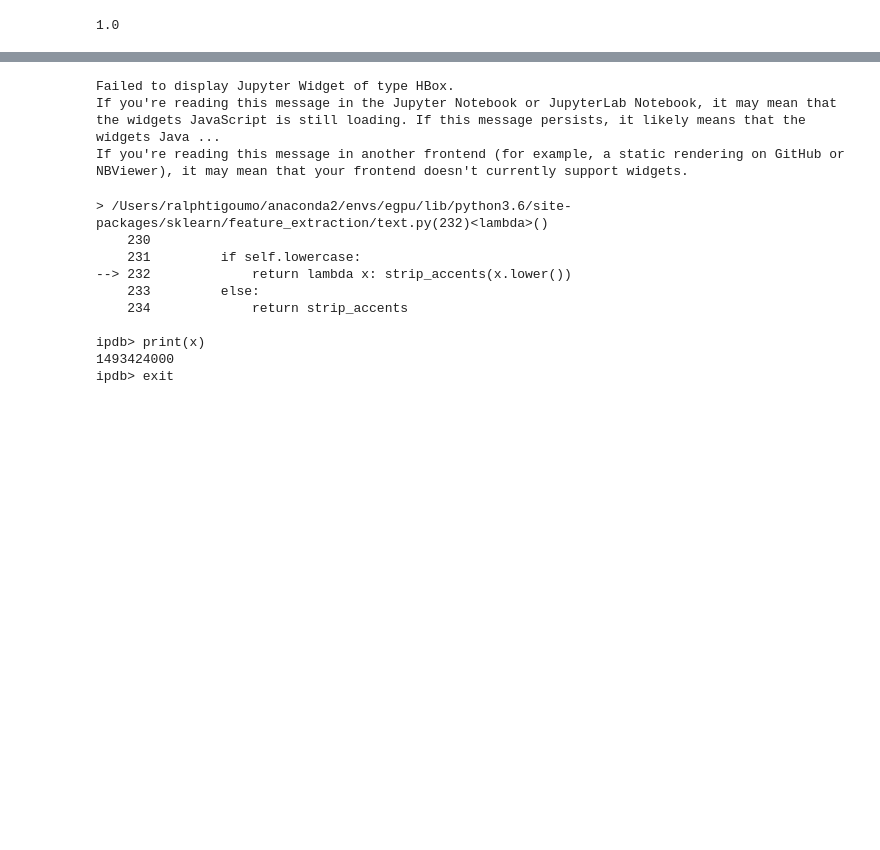
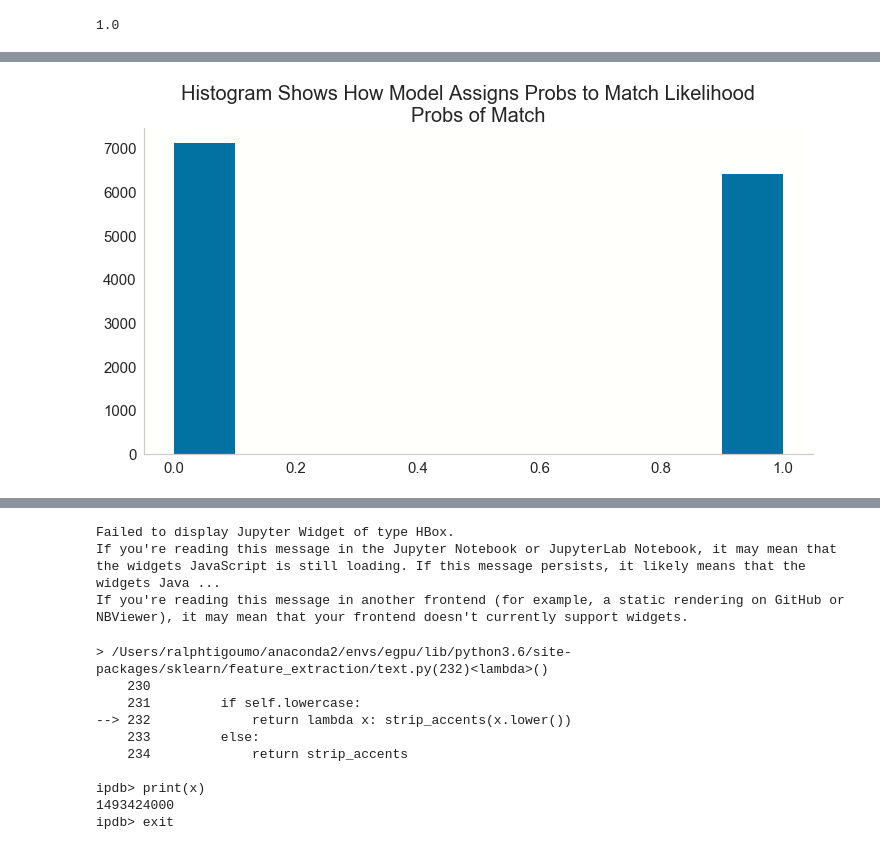
Before and after one commit to tralpha/spotify-project, a Jupyter notebook: DataLoader.ipynb, the cells around one changed output, grey strips where cells are left out. Drawn from its saved outputs; the diff is of its cells as text; code cells hidden in the pictures; blank space fills up the shorter version.

```diff
--- a/DataLoader.ipynb
+++ b/DataLoader.ipynb
@@ -463,3 +454,24 @@ print(X_test.shape)
+# %%
+plt.rcParams["axes.facecolor"] = (1,1,.99)
+plt.rcParams["font.size"] = 15
+plt.rcParams["figure.figsize"] = (12,6)
+plt.rcParams["ytick.labelsize"] = 15
+plt.rcParams["xtick.labelsize"] = 15
+plt.rcParams["lines.linewidth"] = 2
+plt.rcParams["axes.titlesize"] = 20
+
+#Histogram of probability predictions
+probs = AdaModel.predict_proba(X_test)
+
+fig, ax = plt.subplots(1,1, figsize = (12,6))
+fig.suptitle("Histogram Shows How Model Assigns Probs to Match Likelihood", fontsize = 20)
+
+
+ax.hist(probs[: ,1])
+ax.set_title("Probs of Match")
+ax.grid(alpha = 0)
+# %% [output]
+[figure, added]
 # %%
 #Get important features and visual for features
 #get top feature indices and ratings
```
Also changed, not shown: parts of 16 cells of this notebook, 1 other file.
